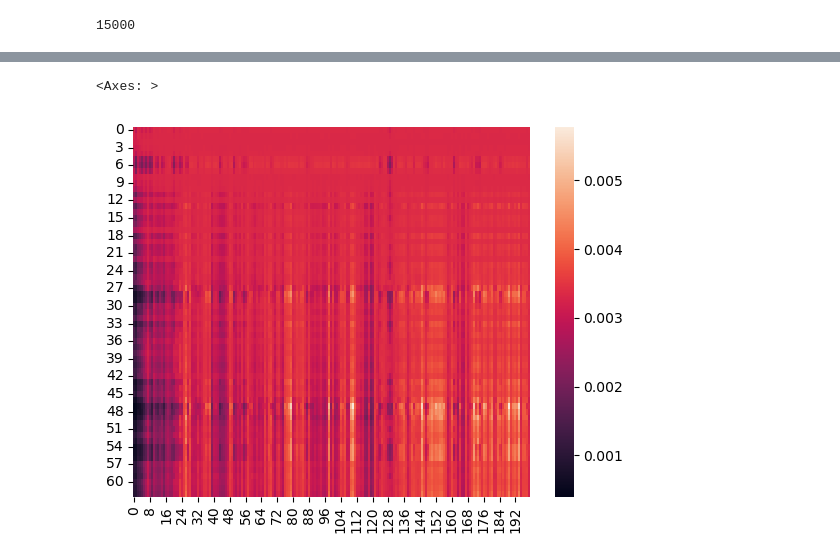
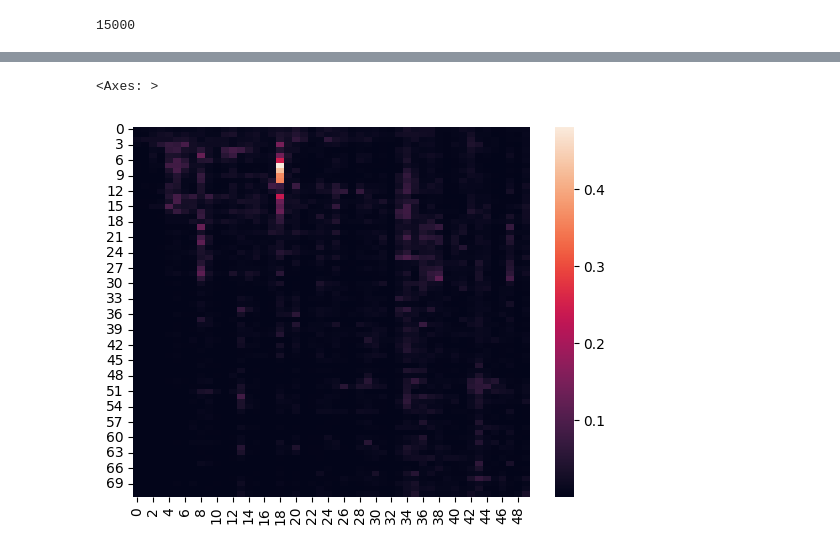
Before and after one commit to Yavanash/summarizer, a Jupyter notebook: seq2seq/main.ipynb, the cells around one changed output, grey strips where cells are left out. Cells and saved outputs as stored; diff of their text form; code cells hidden in the pictures.

```diff
--- a/seq2seq/main.ipynb
+++ b/seq2seq/main.ipynb
@@ -29,8 +28,8 @@ load_dotenv()
 # %% [output]
 True
 # %%
-# filepath = "data.csv" #this is for colab
-filepath = "../data/data.csv" # this is for jupyter
+filepath = "data.csv" #this is for colab
+# filepath = "../data/data.csv" # this is for jupyter
 PAD = "<PAD>"
 SOS = "<SOS>"
 EOS = "<EOS>"
@@ -118,9 +117,9 @@ class NewsDataset(Dataset):
         summary_tensor = torch.tensor(summary, dtype=torch.long)
         return article_tensor, summary_tensor
 # %%
-vocab_path = "../data/vocab.pkl" # this is for jupyter
-# data = NewsDataset(filepath, vocab_path=None)
-data = NewsDataset(filepath, vocab_path=vocab_path)
+# vocab_path = "../data/vocab.pkl" # this is for jupyter
+data = NewsDataset(filepath, vocab_path=None)
+# data = NewsDataset(filepath, vocab_path=vocab_path)
 # %%
 VOCAB_SIZE = data.vocab.count
 HIDDEN_SIZE = 128
@@ -246,7 +249,7 @@ class Seq2Seq(nn.Module):
         self.encoder = encoder
         self.decoder = decoder
 
-    def forward(self, article, summary):
+    def forward(self, article, summary=None):
         encoder_outputs, encoder_hidden = self.encoder(article)
         #attention mask for padding
         mask = (article != data.vocab.stoi[PAD]) # mask = [32, seqlen], scores = [32, seqlen, 1]
@@ -321,5 +324,5 @@ def load_checkpoint(model, checkpt):
 # %%
-EPOCHS = 25
+EPOCHS = 75
 
 training_losses = []
 print(f"Starting Training...")
@@ -372,13 +392,13 @@ train_losses = checkpt["loss"]
 # %%
-attn_keys[0].shape
+last_attn[0].shape
 # len(attn_keys)
-attn_matrix = torch.cat([key[0] for key in attn_keys], dim=0)
+attn_matrix = torch.cat([sentence for sentence in last_attn], dim=1)
 attn_matrix.shape
-sns.heatmap(attn_matrix[:,:200])
+sns.heatmap(attn_matrix[0,:,:50].detach().cpu())
 # attn_matrix.sum(dim=1)
 # %% [output]
 <Axes: >
-[figure, old version]
+[figure, new version]
 # %%
 a = "Artificial intelligence is becoming increasingly important in healthcare. Hospitals are using machine learning systems to help doctors analyze medical images such as X-rays and MRIs. These systems can detect patterns that might be difficult for humans to notice, which helps in identifying diseases like cancer at an early stage. AI is also used to predict patient risk, manage hospital resources, and assist in drug discovery. However, experts warn that AI systems should always be used alongside human medical judgment because incorrect predictions could lead to serious consequences."
 b = "AI is helping healthcare by analyzing medical images, predicting patient risks, and assisting in drug discovery, but human oversight remains essential."
```
Also changed, not shown: parts of 14 cells of this notebook.
